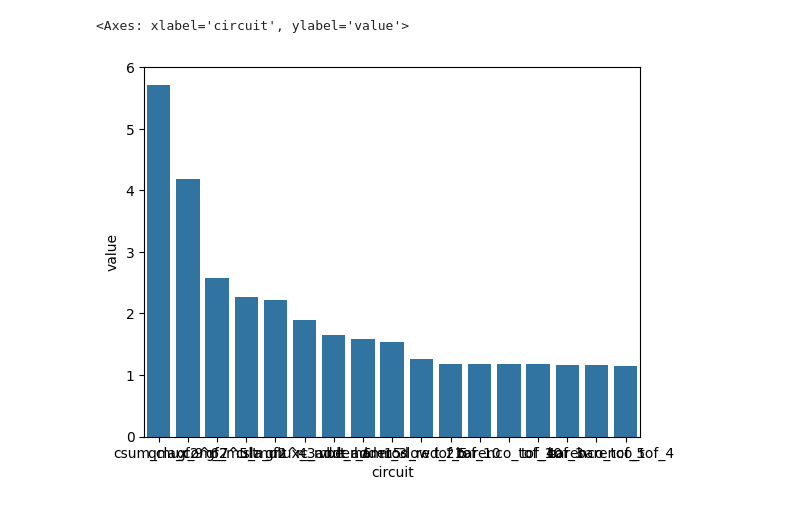
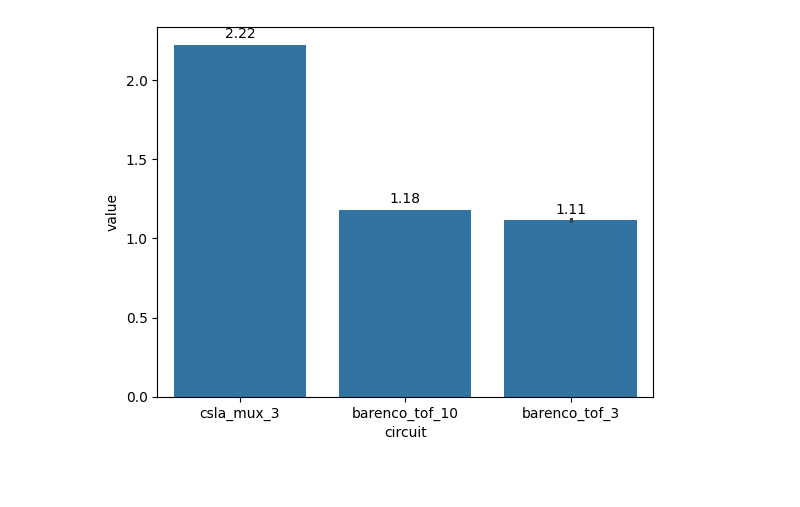
Before and after one commit to congfeng4/QuantumCompiler, a Jupyter notebook: run_baseline.ipynb, the cells around one changed output. Saved outputs shown, nothing was run; the diff lists cells and outputs as text; code cells hidden in the pictures; blank space fills up the shorter version.

```diff
--- a/run_baseline.ipynb
+++ b/run_baseline.ipynb
@@ -48,8 +48,11 @@ def get_ours_metrics(dir:  Path):
     return pd.DataFrame.from_records(records)
 
 df_ours = wide_to_long(get_ours_metrics('./output/ours/nam_circs'))
+df_ours = df_ours[df_ours.graph_name == 'star']
 # %%
-sns.barplot(df_ours[df_ours.metric == 'depth_ratio'].sort_values('value', ascending=False), x='circuit', y='value')
+ax=plt.subplot(111)
+sns.barplot(df_ours[df_ours.metric == 'depth_ratio'].sort_values('value', ascending=False), x='circuit', y='value', ax=ax)
+for container in ax.containers:
+            ax.bar_label(container, fmt='%.2f', label_type='edge', padding=3)
 # %% [output]
-<Axes: xlabel='circuit', ylabel='value'>
-[figure, old version]
+[figure, new version]
```
Also changed, not shown: parts of 8 cells of this notebook, 5 other files.
